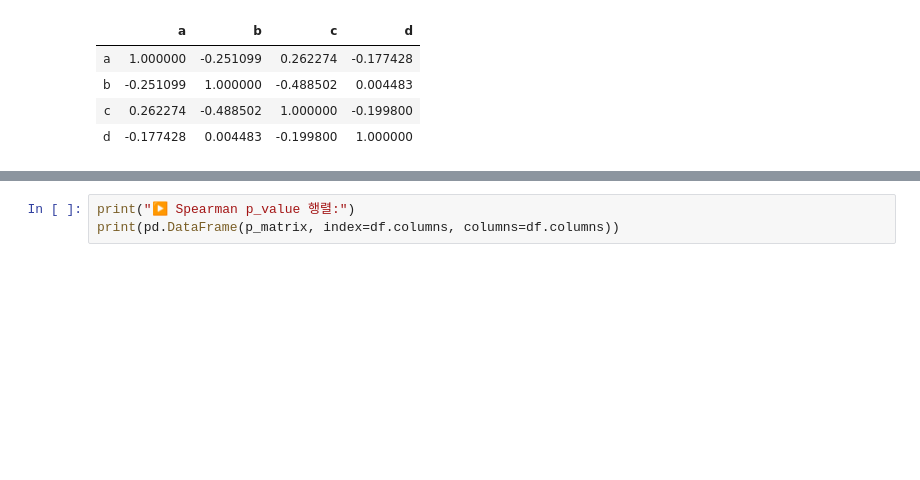
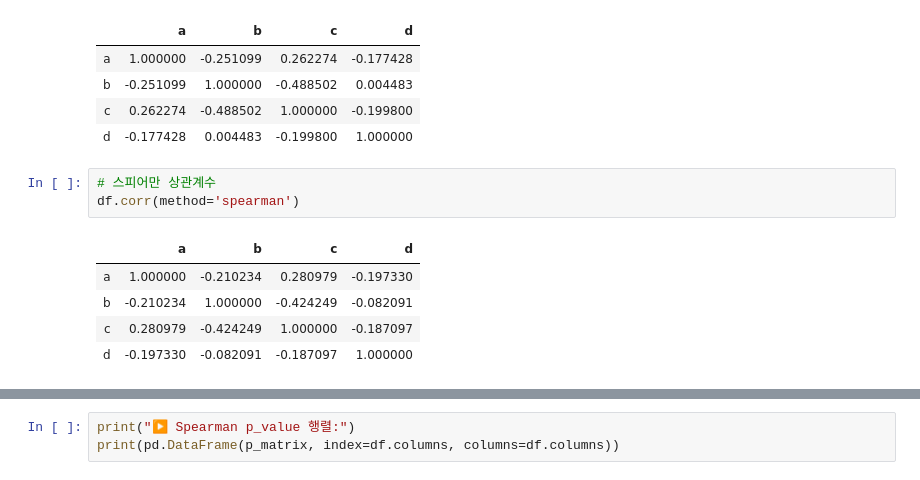
Before and after one commit to bloodstrawberry/data-science-with-python, a Jupyter notebook: 데이터처리/상관계수.ipynb, the cells around one changed output, grey strips where cells are left out. Drawn from its saved outputs; the diff is of its cells as text; blank space fills up the shorter version.

```diff
--- a/데이터처리/상관계수.ipynb
+++ b/데이터처리/상관계수.ipynb
@@ -28,3 +28,12 @@ df.corr()
 | b | -0.251099 | 1.000000 | -0.488502 | 0.004483 |
 | c | 0.262274 | -0.488502 | 1.000000 | -0.199800 |
 | d | -0.177428 | 0.004483 | -0.199800 | 1.000000 |
+# %%
+# 스피어만 상관계수
+df.corr(method='spearman')
+# %% [output]
+|  | a | b | c | d |
+| a | 1.000000 | -0.210234 | 0.280979 | -0.197330 |
+| b | -0.210234 | 1.000000 | -0.424249 | -0.082091 |
+| c | 0.280979 | -0.424249 | 1.000000 | -0.187097 |
+| d | -0.197330 | -0.082091 | -0.187097 | 1.000000 |
```
Also changed, not shown: parts of 6 cells of this notebook, 7 other files.
